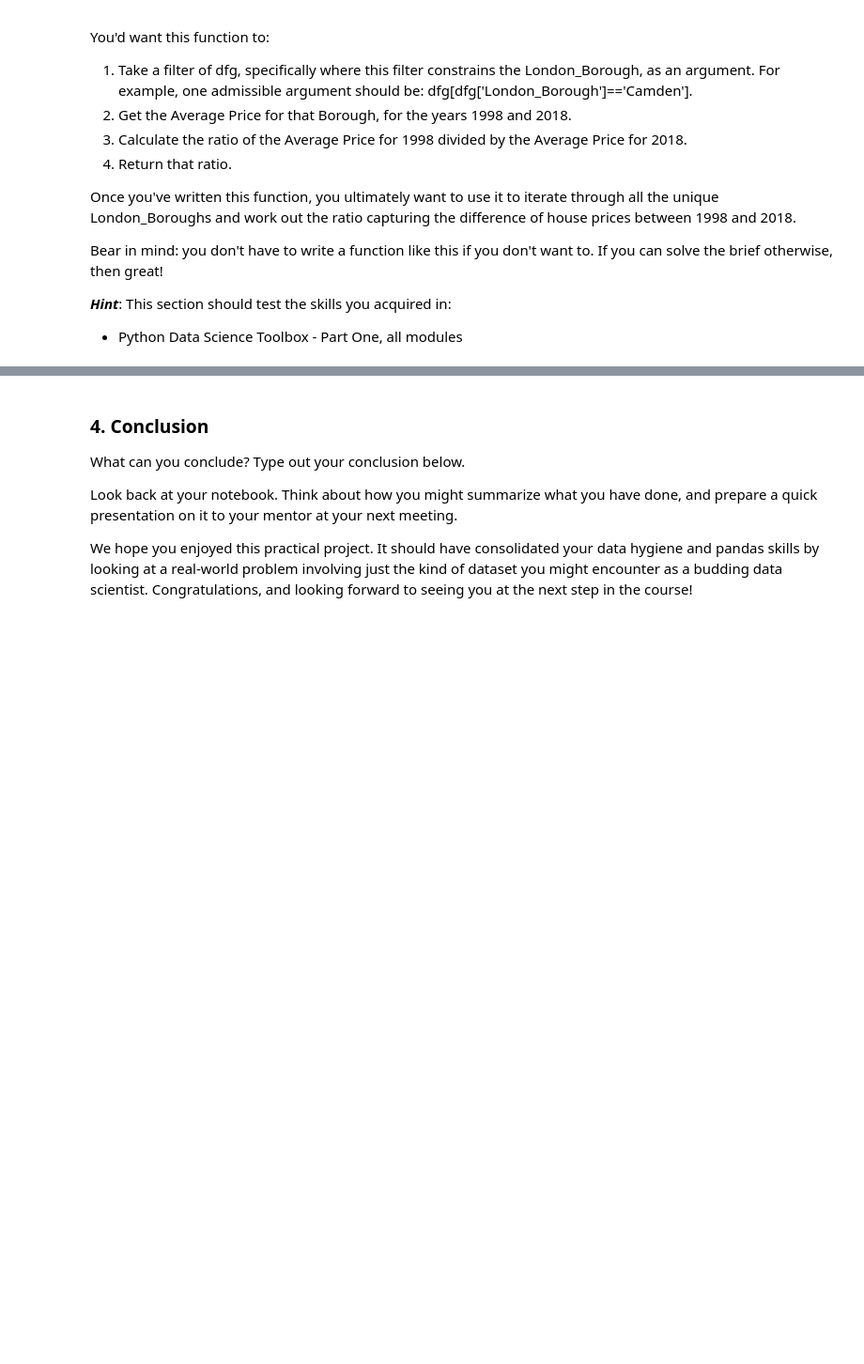
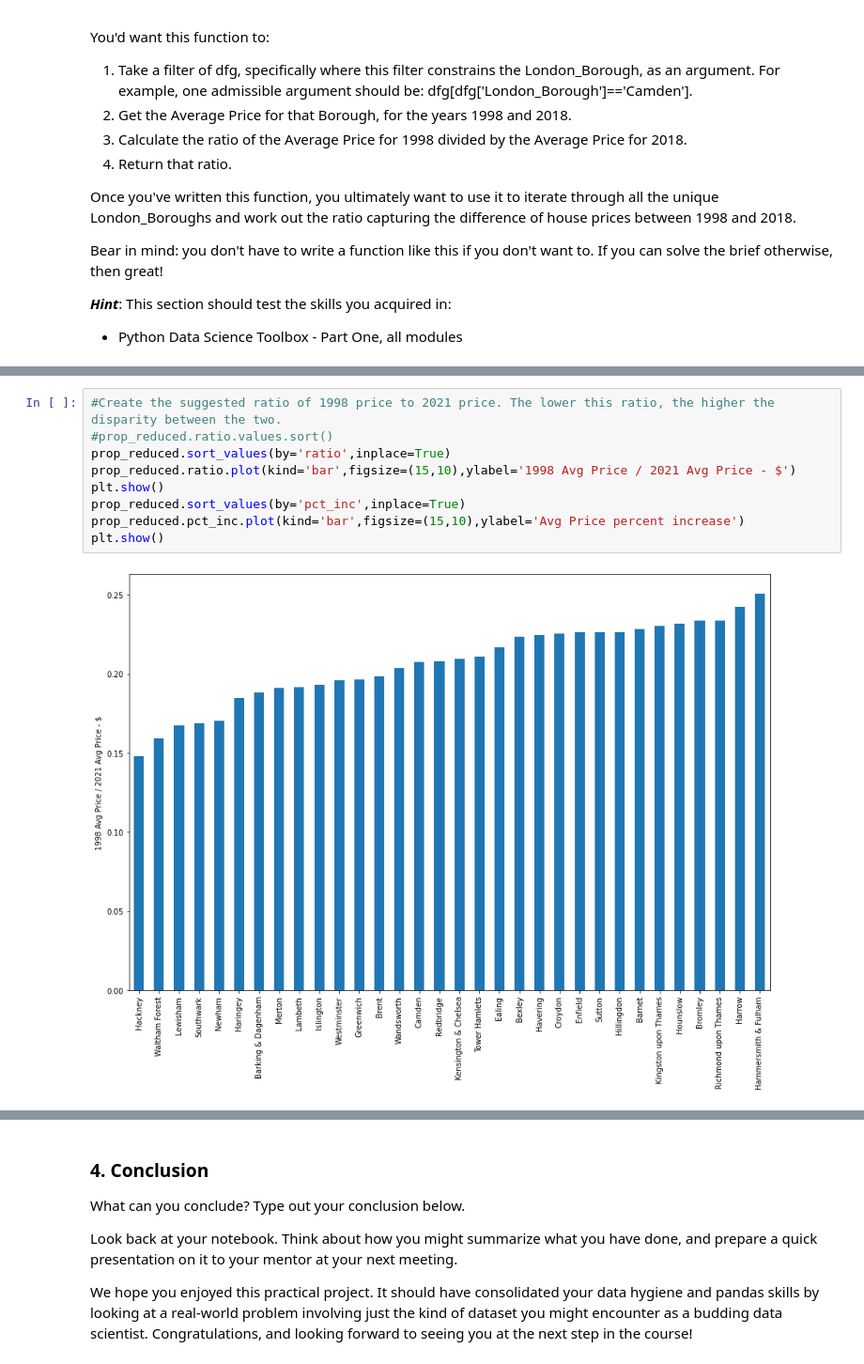
Before and after one commit to K-Wolfe-hub/Springboard, a Jupyter notebook: Unit_4_Challenge_Tier3/Unit 4 Challenge - Tier 3.ipynb, the cells around one changed output, grey strips where cells are left out. Shown at 94% size. Saved outputs shown, nothing was run; the diff lists cells and outputs as text; blank space fills up the shorter version.

```diff
--- a/Unit_4_Challenge_Tier3/Unit 4 Challenge - Tier 3.ipynb
+++ b/Unit_4_Challenge_Tier3/Unit 4 Challenge - Tier 3.ipynb
@@ -291,0 +291,11 @@ Barking & Dagenham 2021 Avg Price: $320215
+# %%
+#Create the suggested ratio of 1998 price to 2021 price. The lower this ratio, the higher the disparity between the two.
+#prop_reduced.ratio.values.sort()
+prop_reduced.sort_values(by='ratio',inplace=True)
+prop_reduced.ratio.plot(kind='bar',figsize=(15,10),ylabel='1998 Avg Price / 2021 Avg Price - $')
+plt.show()
+prop_reduced.sort_values(by='pct_inc',inplace=True)
+prop_reduced.pct_inc.plot(kind='bar',figsize=(15,10),ylabel='Avg Price percent increase')
+plt.show()
+# %% [output]
+[figure, added]
```
Also changed, not shown: parts of 6 cells of this notebook.
